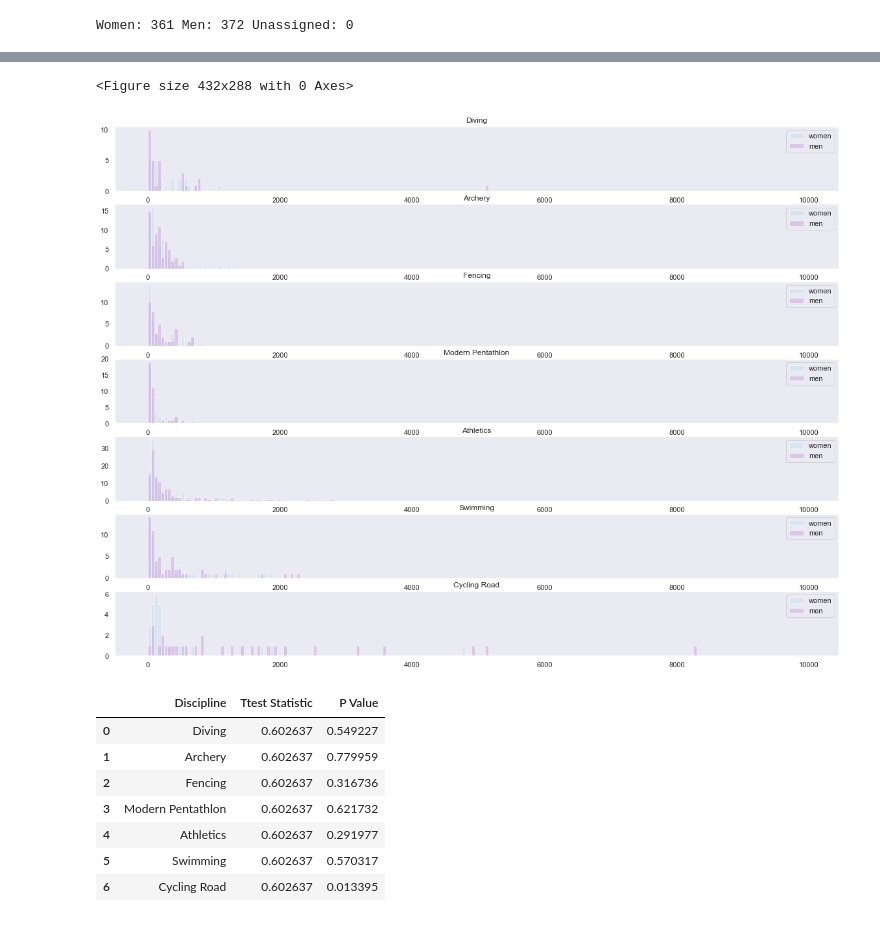
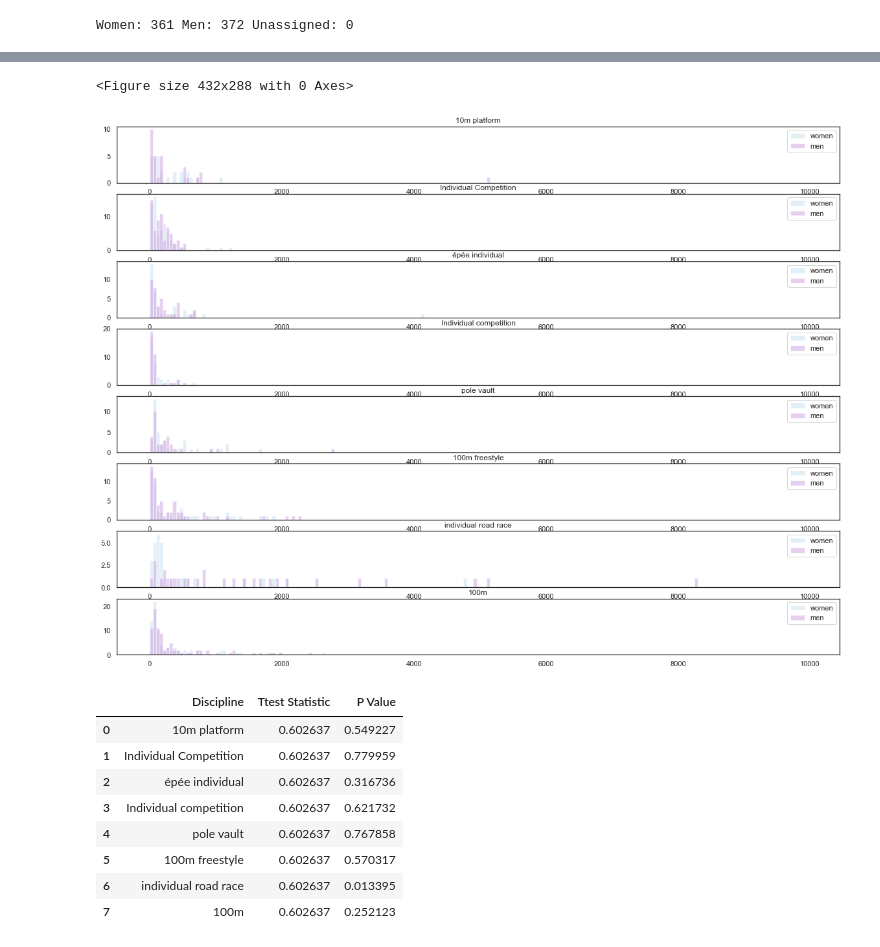
Before and after one commit to Tumbraegel/data-science-project, a Jupyter notebook: Get_Wiki_Count/Data_Analysis.ipynb, the cells around one changed output, grey strips where cells are left out. Cells and saved outputs as stored; diff of their text form; code cells hidden in the pictures.

```diff
--- a/Get_Wiki_Count/Data_Analysis.ipynb
+++ b/Get_Wiki_Count/Data_Analysis.ipynb
@@ -4,10 +4,6 @@ from scipy import stats
 import matplotlib.pyplot as plt
 import pandas as pd
 import seaborn as sns
-sns.set(style="whi")
-#Examples for colorschemes we could use
-sns.palplot(sns.color_palette("hls", 8))
-sns.palplot(sns.color_palette("colorblind", 8))
-sns.palplot(sns.color_palette("cubehelix", 8))
+sns.set(style="white")
 #Colorscheme we are currently using (_r means it is reversed)
 sns.set_palette("cubehelix_r")
@@ -206,34 +198,34 @@ g = (g.map(plt.hist,"Wiki_Count").set_titles("{col_name}"))
 # %%
 #histograms using normal matplotlib
 men = alldata.loc[alldata['Gender'] == 'Men']
 women = alldata.loc[alldata['Gender'] == 'Women']
 
 bins = range(0, 10000, 50)
 
-all_disciplines = np.asarray(alldata.Discipline.unique())
+all_disciplines = np.asarray(alldata.Event.unique())
 amout_of_graphs = len(all_disciplines)
 plt.figure(1)
 fig, ax = plt.subplots(amout_of_graphs,1, figsize=(20,15))
 for row_number in range(0, amout_of_graphs):
-    ax[row_number].hist(women.loc[women['Discipline'] == all_disciplines[row_number]].Wiki_Count, bins, alpha=0.5, label='women')
-    ax[row_number].hist(men.loc[men['Discipline'] == all_disciplines[row_number]].Wiki_Count, bins, alpha=0.5, label='men')
+    ax[row_number].hist(women.loc[women['Event'] == all_disciplines[row_number]].Wiki_Count, bins, alpha=0.5, label='women')
+    ax[row_number].hist(men.loc[men['Event'] == all_disciplines[row_number]].Wiki_Count, bins, alpha=0.5, label='men')
     ax[row_number].legend()
     ax[row_number].set_title(all_disciplines[row_number])
 # %% [output]
 <Figure size 432x288 with 0 Axes>
-[figure, old version]
+[figure, new version]
 # %%
 #all ttests
 # stats.ttest_ind(men['Wiki_Count'], women['Wiki_Count'])
 men = alldata.loc[alldata['Gender'] == 'Men']
 women = alldata.loc[alldata['Gender'] == 'Women']
-all_disciplines = np.asarray(alldata.Discipline.unique())
+all_disciplines = np.asarray(alldata.Event.unique())
 amout_of_disciplines = len(all_disciplines)
 ttest_results = []
 pvalues = []
 for discipline in all_disciplines:
-    ttest_result = stats.ttest_ind(men.loc[men['Discipline'] == discipline].Wiki_Count,
-                                         women.loc[women['Discipline'] == discipline].Wiki_Count)
+    ttest_result = stats.ttest_ind(men.loc[men['Event'] == discipline].Wiki_Count,
+                                         women.loc[women['Event'] == discipline].Wiki_Count)
     ttest_results.append(ttest_result.statistic)
     pvalues.append(ttest_result.pvalue)
 
@@ -242,13 +234,14 @@ pd.DataFrame({'Discipline' :np.asarray(all_disciplines),
               'P Value': np.asarray(pvalues)})
 # %% [output]
 |  | Discipline | Ttest Statistic | P Value |
-| 0 | Diving | 0.602637 | 0.549227 |
-| 1 | Archery | 0.602637 | 0.779959 |
-| 2 | Fencing | 0.602637 | 0.316736 |
-| 3 | Modern Pentathlon | 0.602637 | 0.621732 |
-| 4 | Athletics | 0.602637 | 0.291977 |
-| 5 | Swimming | 0.602637 | 0.570317 |
-| 6 | Cycling Road | 0.602637 | 0.013395 |
+| 0 | 10m platform | 0.602637 | 0.549227 |
+| 1 | Individual Competition | 0.602637 | 0.779959 |
+| 2 | épée individual | 0.602637 | 0.316736 |
+| 3 | Individual competition | 0.602637 | 0.621732 |
+| 4 | pole vault | 0.602637 | 0.767858 |
+| 5 | 100m freestyle | 0.602637 | 0.570317 |
+| 6 | individual road race | 0.602637 | 0.013395 |
+| 7 | 100m | 0.602637 | 0.252123 |
 # %%
 #Number of ppl of specified gender per sport
 #This method is mostly for us
```
Also changed, not shown: parts of 12 cells of this notebook.
